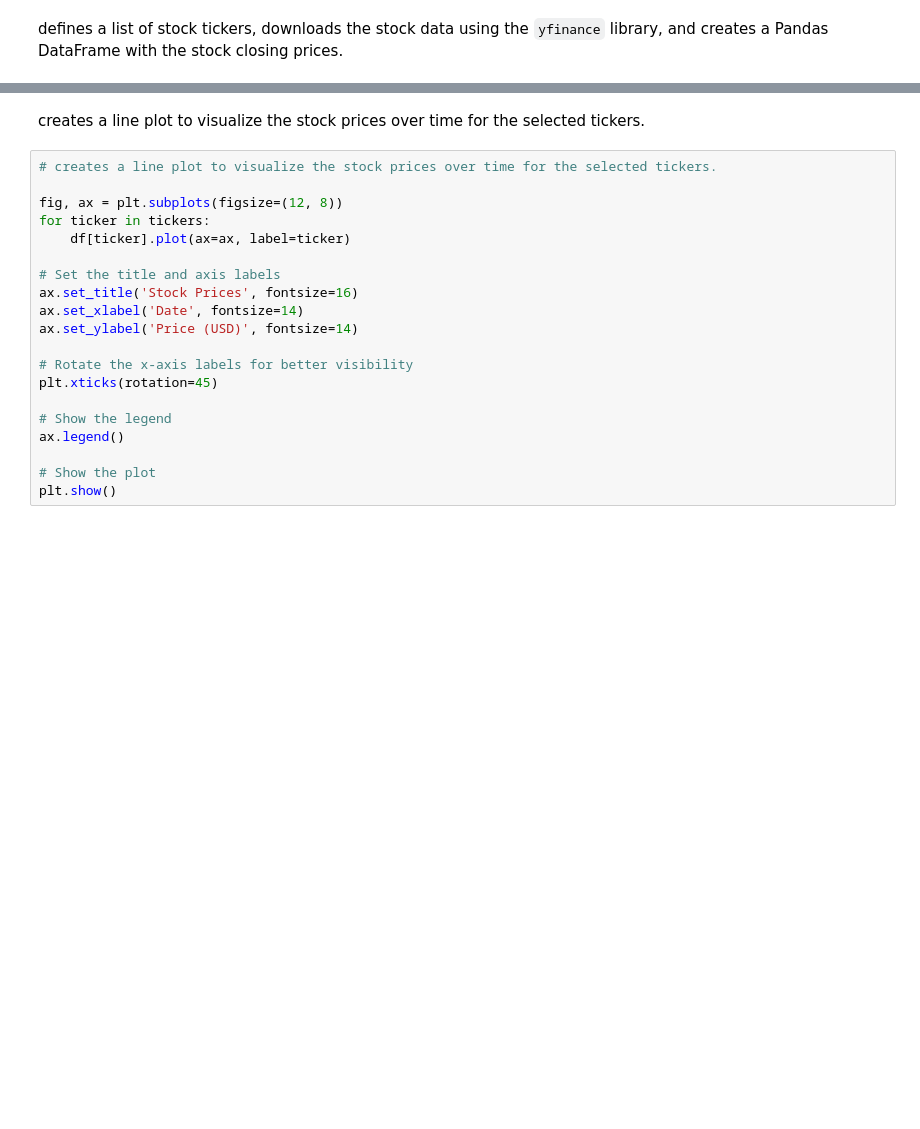
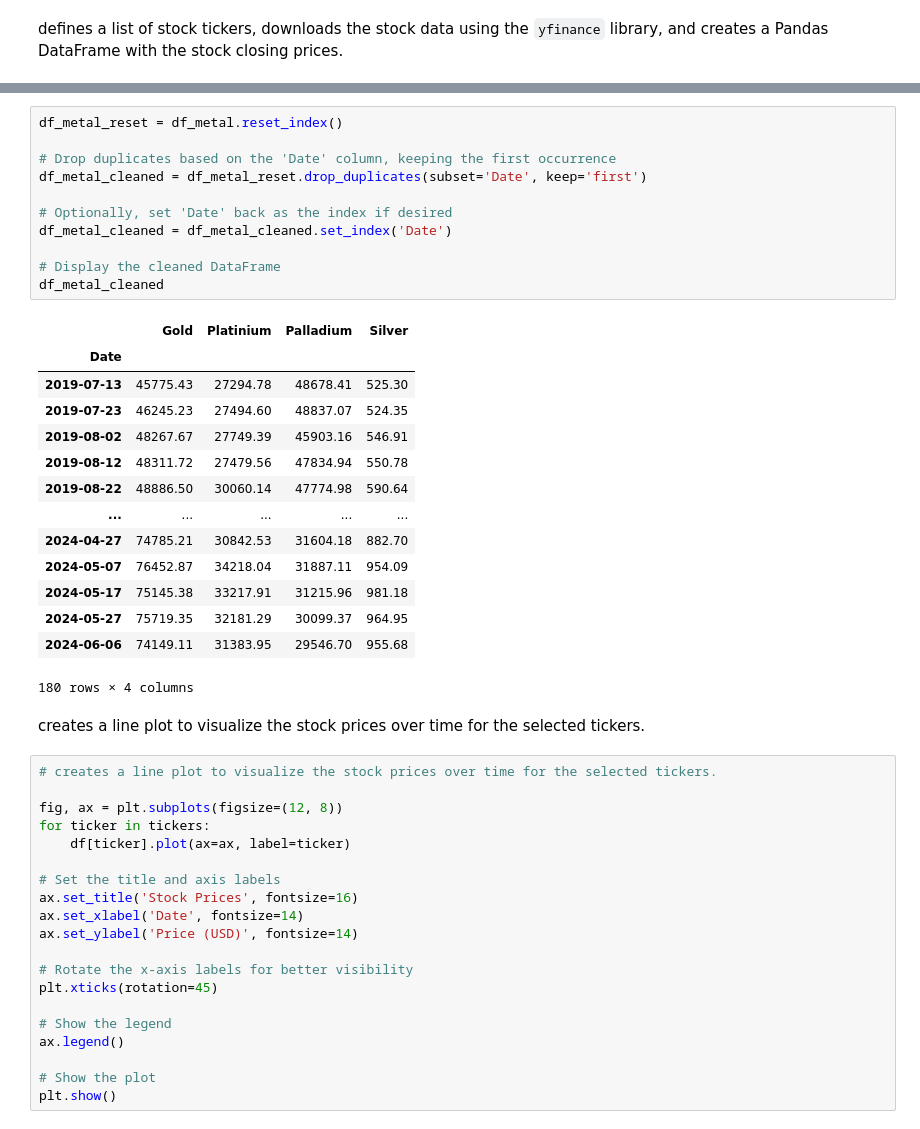
Before and after one commit to MR-ARMA/ML-Learning-Journey, a Jupyter notebook: Machine Learning/Predict_Silicon_Price_Project/src/main.ipynb, the cells around one changed output, grey strips where cells are left out. Cells and saved outputs as stored; diff of their text form; blank space fills up the shorter version.

```diff
--- a/Machine Learning/Predict_Silicon_Price_Project/src/main.ipynb
+++ b/Machine Learning/Predict_Silicon_Price_Project/src/main.ipynb
@@ -46,3 +84,29 @@ df.head(3)
+# %%
+df_metal_reset = df_metal.reset_index()
+
+# Drop duplicates based on the 'Date' column, keeping the first occurrence
+df_metal_cleaned = df_metal_reset.drop_duplicates(subset='Date', keep='first')
+
+# Optionally, set 'Date' back as the index if desired
+df_metal_cleaned = df_metal_cleaned.set_index('Date')
+
+# Display the cleaned DataFrame
+df_metal_cleaned
+# %% [output]
+|  | Gold | Platinium | Palladium | Silver |
+| Date |  |  |  |  |
+| 2019-07-13 | 45775.43 | 27294.78 | 48678.41 | 525.30 |
+| 2019-07-23 | 46245.23 | 27494.60 | 48837.07 | 524.35 |
+| 2019-08-02 | 48267.67 | 27749.39 | 45903.16 | 546.91 |
+| 2019-08-12 | 48311.72 | 27479.56 | 47834.94 | 550.78 |
+| 2019-08-22 | 48886.50 | 30060.14 | 47774.98 | 590.64 |
+| ... | ... | ... | ... | ... |
+| 2024-04-27 | 74785.21 | 30842.53 | 31604.18 | 882.70 |
+| 2024-05-07 | 76452.87 | 34218.04 | 31887.11 | 954.09 |
+| 2024-05-17 | 75145.38 | 33217.91 | 31215.96 | 981.18 |
+| 2024-05-27 | 75719.35 | 32181.29 | 30099.37 | 964.95 |
+| 2024-06-06 | 74149.11 | 31383.95 | 29546.70 | 955.68 |
+180 rows × 4 columns
 # %% [markdown]
 creates a line plot to visualize the stock prices over time for the selected tickers.
 # %%
```
Also changed, not shown: parts of 8 cells of this notebook, 2 other files.
